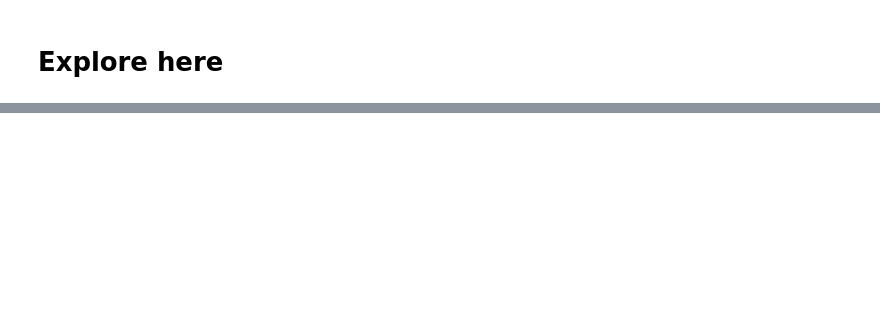
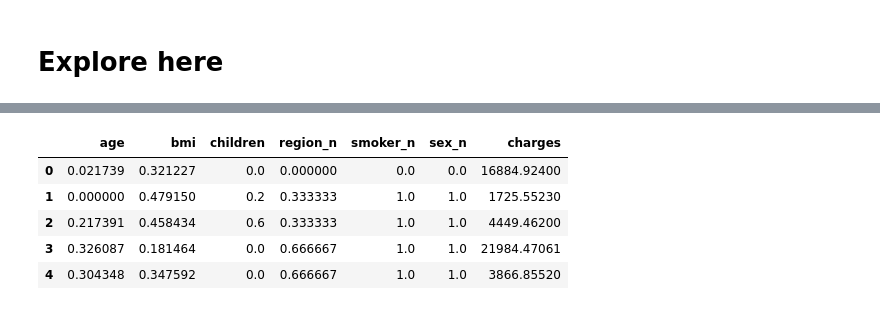
Before and after one commit to Lili-ru/Proyecto-de-Regresi-n-Lineal, a Jupyter notebook: src/explore.ipynb, the cells around one changed output, grey strips where cells are left out. Cells and saved outputs as stored; diff of their text form; code cells hidden in the pictures; blank space fills up the shorter version.

```diff
--- a/src/explore.ipynb
+++ b/src/explore.ipynb
@@ -97,0 +54,35 @@ Aqui se ve una mejora significativa en el R2 Score, lo que indica que el modelo
+# %%
+#escala min-max
+from sklearn.preprocessing import MinMaxScaler
+scaler = MinMaxScaler()
+
+#se copia el dataframe para no modificar el original
+total_data = df.copy()
+
+# se convierten las variables categóricas a numéricas utilizando factorize
+total_data["smoker_n"] = pd.factorize(total_data["smoker"])[0]
+total_data["sex_n"] = pd.factorize(total_data["sex"])[0]
+total_data["region_n"] = pd.factorize(total_data["region"])[0]
+
+# se definen las variables numéricas a escalar
+num_variables = ["age", "bmi", "children", "region_n", "smoker_n", "sex_n"]
+scaled_features = scaler.fit_transform(total_data[num_variables])
+
+total_data[num_variables] = scaled_features
+
+# se definen las columnas escaladas y se crea un nuevo DataFrame con las características escaladas
+scaled_columns = ["age", "bmi", "children", "region_n", "smoker_n", "sex_n"]
+
+total_data_scal = pd.DataFrame(scaled_features, index=total_data.index, columns=scaled_columns)
+
+# se añade la columna "charges" al DataFrame escalado
+total_data_scal["charges"] = total_data["charges"]
+
+total_data_scal.head()
+# %% [output]
+|  | age | bmi | children | region_n | smoker_n | sex_n | charges |
+| 0 | 0.021739 | 0.321227 | 0.0 | 0.000000 | 0.0 | 0.0 | 16884.92400 |
+| 1 | 0.000000 | 0.479150 | 0.2 | 0.333333 | 1.0 | 1.0 | 1725.55230 |
+| 2 | 0.217391 | 0.458434 | 0.6 | 0.333333 | 1.0 | 1.0 | 4449.46200 |
+| 3 | 0.326087 | 0.181464 | 0.0 | 0.666667 | 1.0 | 1.0 | 21984.47061 |
+| 4 | 0.304348 | 0.347592 | 0.0 | 0.666667 | 1.0 | 1.0 | 3866.85520 |
```
Also changed, not shown: parts of 24 cells of this notebook, 2 other files.
